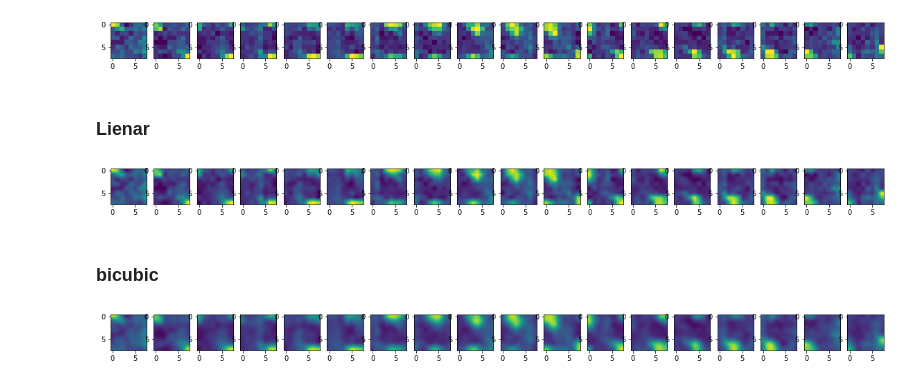
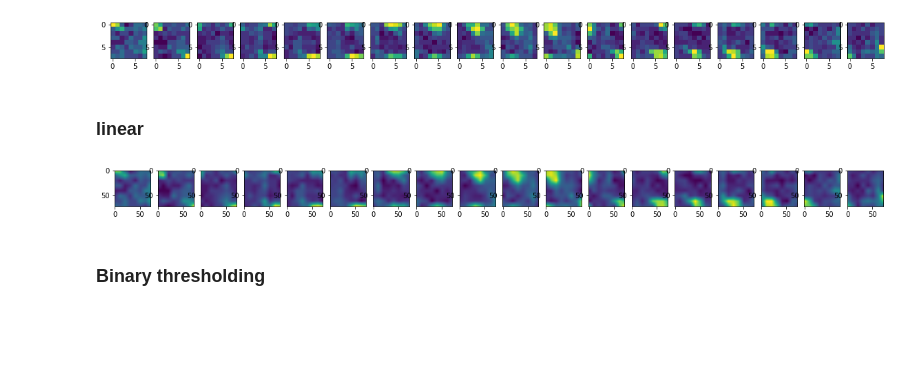
Before and after one commit to dekearthsa/project_js_ai, a Jupyter notebook: main.ipynb, the cells around one changed output. Drawn from its saved outputs; the diff is of its cells as text; code cells hidden in the pictures; blank space fills up the shorter version.

```diff
--- a/main.ipynb
+++ b/main.ipynb
@@ -35,25 +34,33 @@ for i in array_number:
 fig, axes = plt.subplots(1,18, figsize=(20,20))
 
 for idx,charts in enumerate(axes):
-    charts.imshow(set_np_array[idx])
+    charts.imshow(set_np_array[idx], interpolation='none')
     # charts.imshow(set_np_array[idx], interpolation="bilinear", cmap="viridis")
+
+# plt.show()
 # %% [output]
 [figure]
 # %% [markdown]
-### Lienar ###
+### linear ###
 # %%
+# set_np_array[0]
+zoom_factor = 9
+zoomed_image = zoom(set_np_array[0], zoom_factor, order=1)
+
+set_resize_array = []
+
+
+for set_re_size_img in set_np_array:
+        zoomed_image = zoom(set_re_size_img, zoom_factor, order=1)
+        set_resize_array.append(np.array(zoomed_image))
+        # print("\n", zoomed_image)
+
+
 fig, axes = plt.subplots(1,18, figsize=(20,20))
-
 for idx,charts in enumerate(axes):
-        charts.imshow(set_np_array[idx], interpolation="bilinear", cmap="viridis")
+        set_data = charts.imshow(set_resize_array[idx], interpolation='bilinear')
+    # print("\n",set_data.get_array())
 # %% [output]
-[figure, old version]
+[figure, new version]
-# %% [markdown]
-### bicubic ###
-# %%
-fig, axes = plt.subplots(1,18, figsize=(20,20))
-
-for idx,charts in enumerate(axes):
-        charts.imshow(set_np_array[idx], interpolation="bicubic", cmap="viridis")
-# %% [output]
-[figure, removed]
+# %% [markdown]
+### Binary thresholding ###
```
Also changed, not shown: parts of 2 cells of this notebook.
